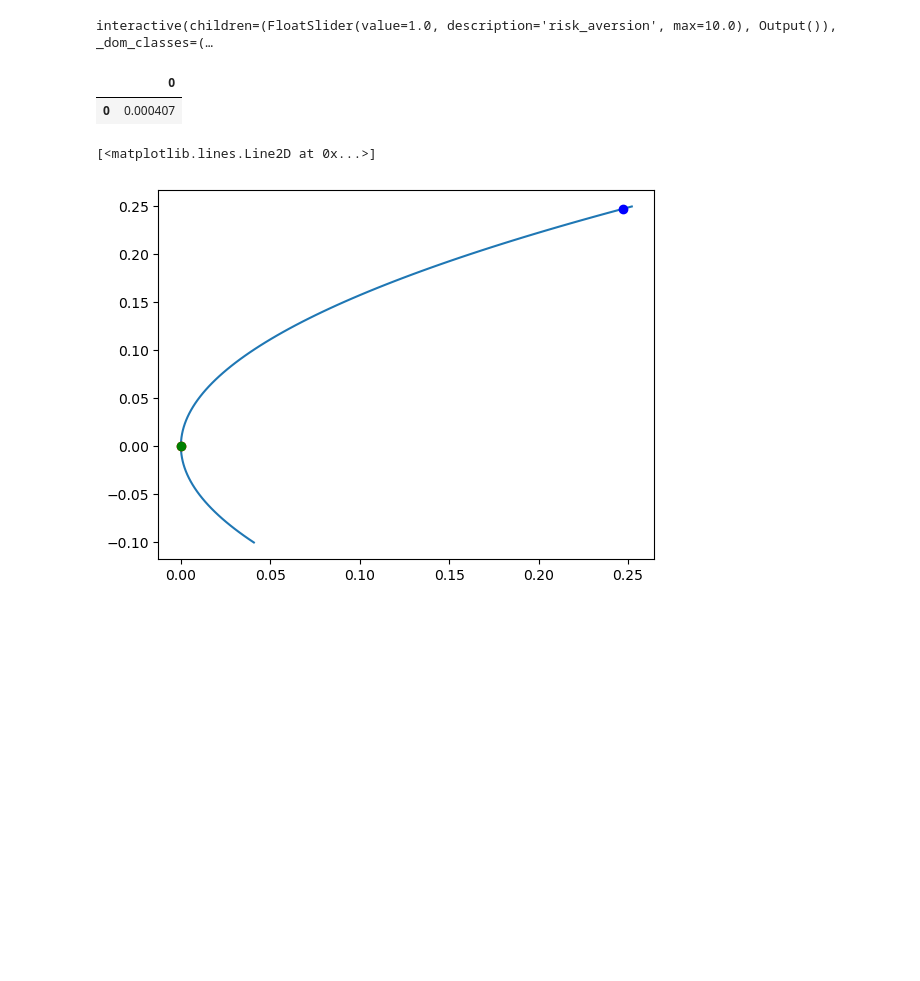
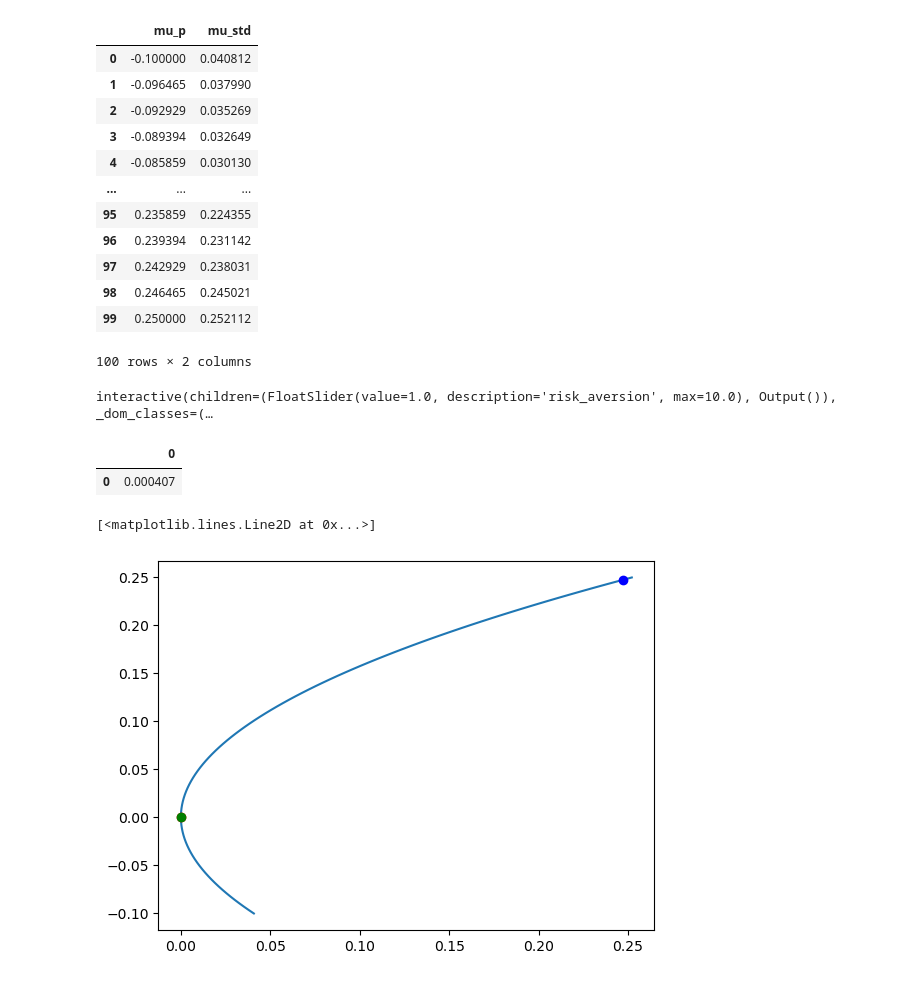
Before and after one commit to victoriawong1123/quant_asset, a Jupyter notebook: project_testing/qarm_self.ipynb, the cells around one changed output. Saved outputs shown, nothing was run; the diff lists cells and outputs as text; code cells hidden in the pictures; blank space fills up the shorter version.

```diff
--- a/project_testing/qarm_self.ipynb
+++ b/project_testing/qarm_self.ipynb
@@ -183,6 +200,21 @@ def efficient_frontier(mean, vcv, risk_aversion, num_port):
     return [frontier, gmvp_weight, gmvp_mean, gmvp_variance, optimal_weight, optimal_mean, optimal_variance]
 # %%
 r = efficient_frontier(opt_mean.values, opt_vcv.values, risk_aversion=2, num_port=100)
+r[0]
+# %% [output]
+|  | mu_p | mu_std |
+| 0 | -0.100000 | 0.040812 |
+| 1 | -0.096465 | 0.037990 |
+| 2 | -0.092929 | 0.035269 |
+| 3 | -0.089394 | 0.032649 |
+| 4 | -0.085859 | 0.030130 |
+| ... | ... | ... |
+| 95 | 0.235859 | 0.224355 |
+| 96 | 0.239394 | 0.231142 |
+| 97 | 0.242929 | 0.238031 |
+| 98 | 0.246465 | 0.245021 |
+| 99 | 0.250000 | 0.252112 |
+100 rows × 2 columns
 # %%
 @interact()
 def plot(risk_aversion=widgets.FloatSlider(min=0, max=10, step=0.1, value=1)):
```
Also changed, not shown: parts of 45 cells of this notebook.
